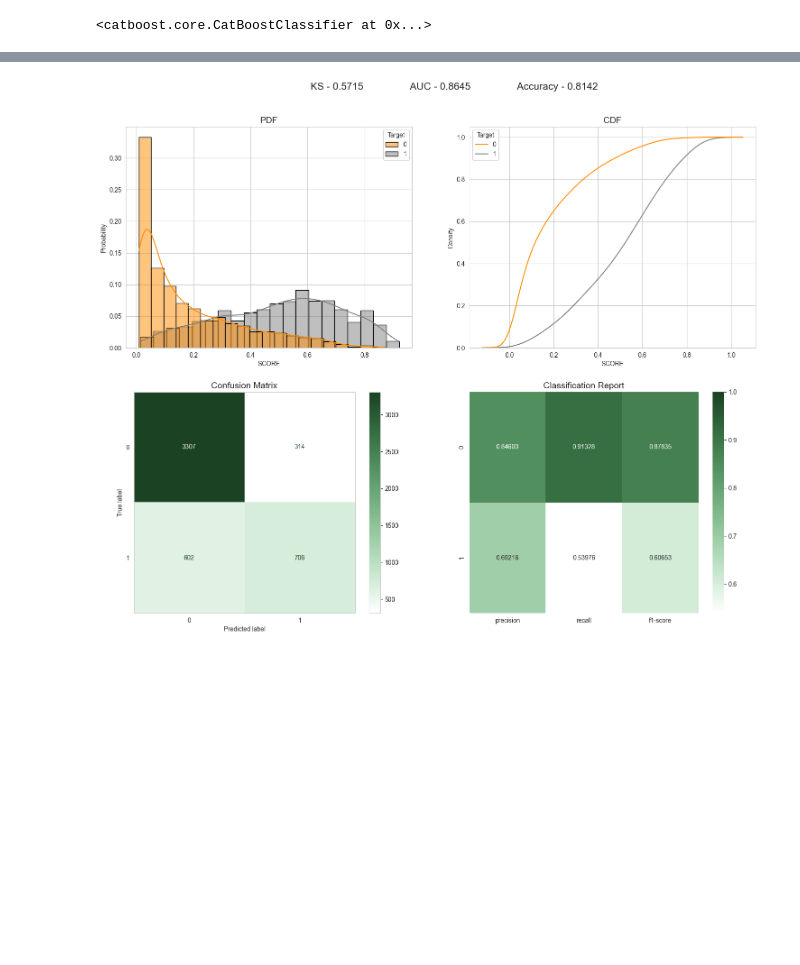
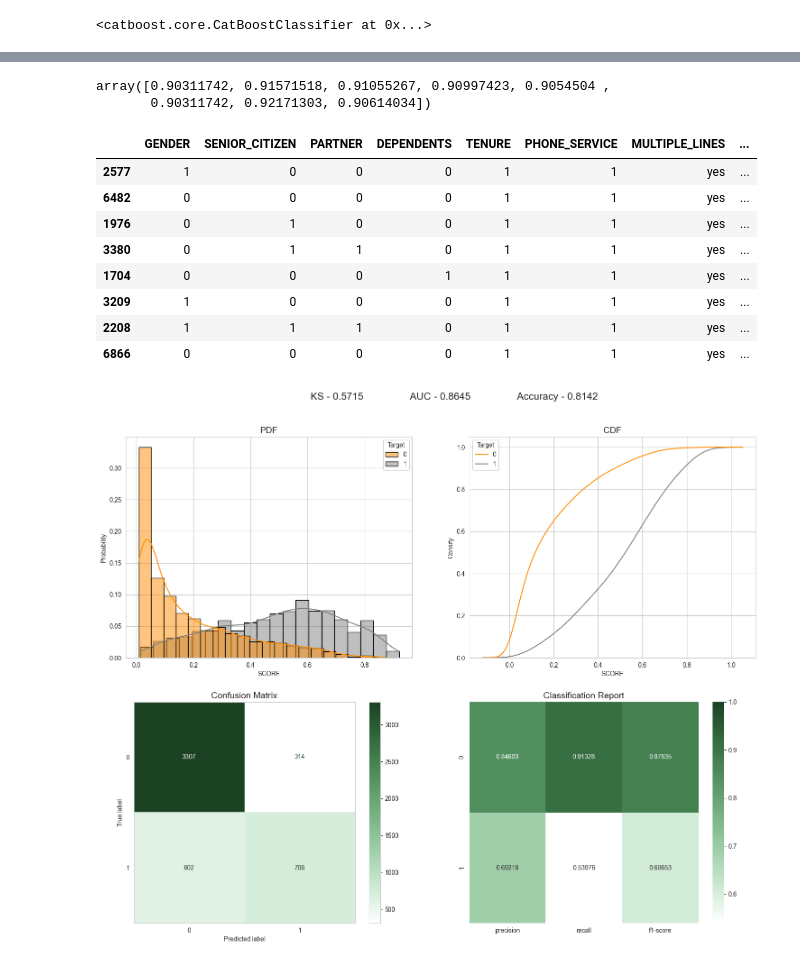
Before and after one commit to Mosula7/Deployment, a Jupyter notebook: predict_churn.ipynb, the cells around one changed output, grey strips where cells are left out. Cells and saved outputs as stored; diff of their text form; code cells hidden in the pictures; blank space fills up the shorter version.

```diff
--- a/predict_churn.ipynb
+++ b/predict_churn.ipynb
@@ -225,3 +255,20 @@ pred_train = model.predict_proba(X_train)[:,-1]
+# %%
+pred_train[pred_train > 0.9]
+# %% [output]
+array([0.90311742, 0.91571518, 0.91055267, 0.90997423, 0.9054504 ,
+       0.90311742, 0.92171303, 0.90614034])
+# %%
+X_train[pred_train > 0.9]
+# %% [output]
+|  | GENDER | SENIOR_CITIZEN | PARTNER | DEPENDENTS | TENURE | PHONE_SERVICE | MULTIPLE_LINES | ... |
+| 2577 | 1 | 0 | 0 | 0 | 1 | 1 | yes | ... |
+| 6482 | 0 | 0 | 0 | 0 | 1 | 1 | yes | ... |
+| 1976 | 0 | 1 | 0 | 0 | 1 | 1 | yes | ... |
+| 3380 | 0 | 1 | 1 | 0 | 1 | 1 | yes | ... |
+| 1704 | 0 | 0 | 0 | 1 | 1 | 1 | yes | ... |
+| 3209 | 1 | 0 | 0 | 0 | 1 | 1 | yes | ... |
+| 2208 | 1 | 1 | 1 | 0 | 1 | 1 | yes | ... |
+| 6866 | 0 | 0 | 0 | 0 | 1 | 1 | yes | ... |
 # %%
 classification_predictive_power(y_train, pred_train)
 # %% [output]
```
Also changed, not shown: parts of 2 cells of this notebook, 2 other files.
